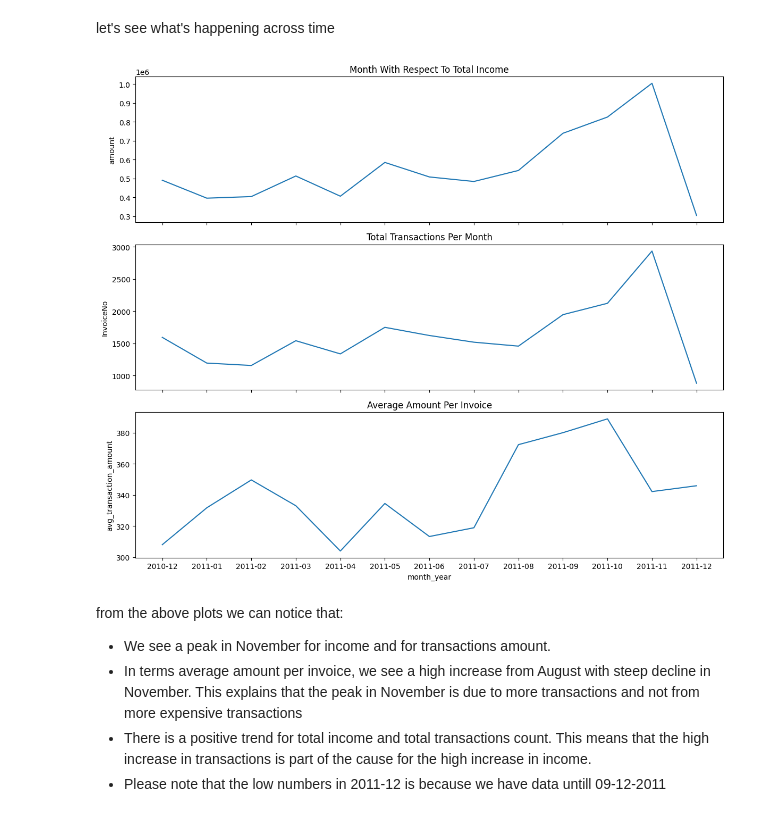
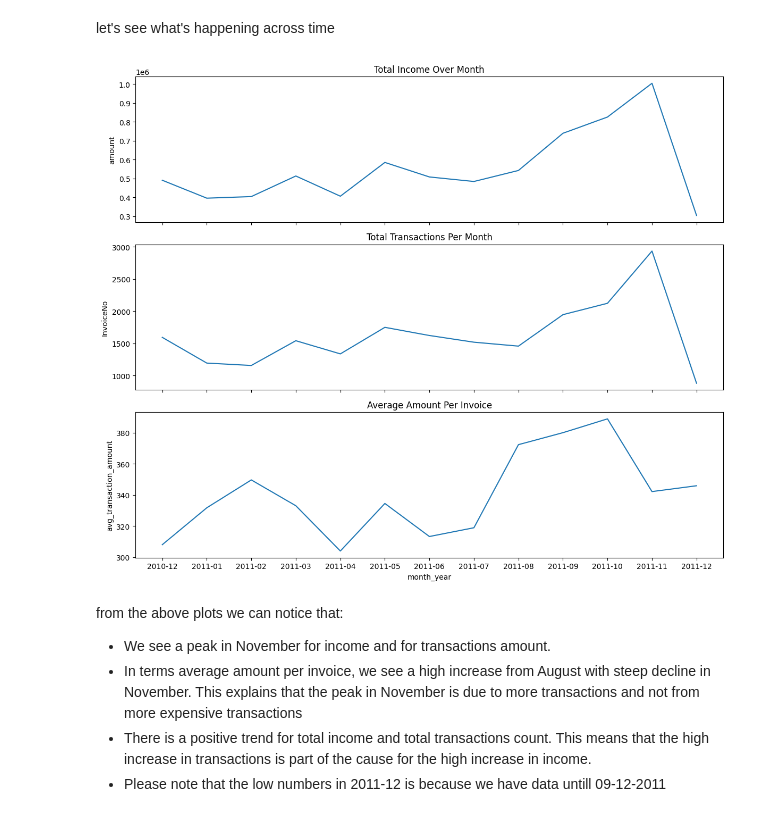
Before and after one commit to DanBasson/Raven, a Jupyter notebook: Analysis.ipynb, the cells around one changed output. Cells and saved outputs as stored; diff of their text form; code cells hidden in the pictures.

```diff
--- a/Analysis.ipynb
+++ b/Analysis.ipynb
@@ -99,17 +104,17 @@ let's see what's happening across time
 # %%
 monthly_amount, monthly_transactions, monthly_avg_transaction_amount = monthly_revenue_and_transactions(processed_df)
 
 fig, (ax1, ax2, ax3) = plt.subplots(3, 1, sharex=True, figsize=(12, 10))
 sns.lineplot(monthly_amount, x="month_year", y='amount', ax=ax1).set_title(
-    'month with respect to total income'.title())
+    'total income over month'.title())
 sns.lineplot(monthly_transactions, x="month_year", y=invoiceno, ax=ax2).set_title(
     'total transactions per month'.title())
 sns.lineplot(monthly_avg_transaction_amount, x="month_year", y='avg_transaction_amount', ax=ax3
              ).set_title('average amount per invoice'.title())
 plt.tight_layout()
 plt.show()
 # %% [output]
-[figure, old version]
+[figure, new version]
 # %% [markdown]
 from the above plots we can notice that:
 - We see a peak in November for income and for transactions amount.
```
Also changed, not shown: parts of 28 cells of this notebook, 1 other file.
